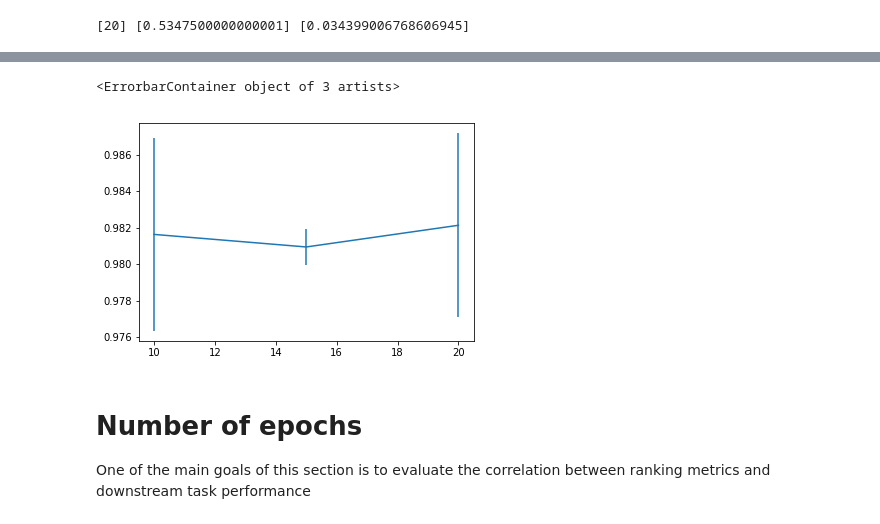
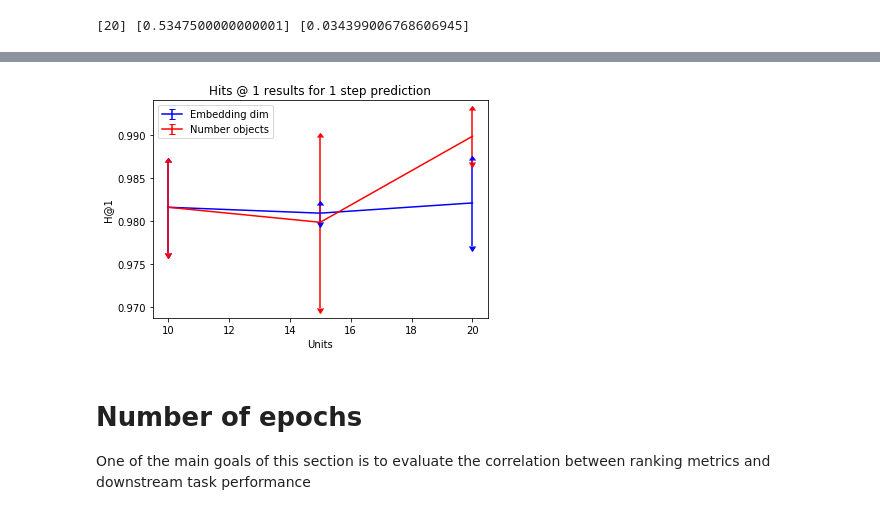
Before and after one commit to gabrielsluz/c-swm, a Jupyter notebook: Experiments.ipynb, the cells around one changed output, grey strips where cells are left out. Cells and saved outputs as stored; diff of their text form; code cells hidden in the pictures.

```diff
--- a/Experiments.ipynb
+++ b/Experiments.ipynb
@@ -404,7 +578,7 @@ params = ['encoder', 'embedding_dim', 'batch_size']
 values = ["large", 10, 1024]
 experiment_key = 'H1_num_steps=1'
 varying_param = 'num_objects'
-x, y_mean, y_std = get_plot_ready_res(results, params, values, experiment_key, varying_param)
+x_objs, y_mean_objs, y_std_objs = get_plot_ready_res(results, params, values, experiment_key, varying_param)
 plt.errorbar(x, y_mean, yerr=y_std)
 # %% [output]
 <ErrorbarContainer object of 3 artists>
@@ -491,12 +670,17 @@ results
 # %%
 found_key = "{'batch_size': 1024, 'epochs': 50, 'learning_rate': 0.0005, 'encoder': 'large', 'sigma': 0.5, 'hinge': 1.0, 'hidden_dim': 512, 'action_dim': 4, 'num_objects': 10, 'ignore_action': True, 'copy_action': False, 'decoder': False, 'no_cuda': False, 'log_interval': 20, 'dataset': '/datasets/c_swm_data/mmnist_train.h5', 'name': 'mmnist', 'save_folder': 'checkpoints', 'dataset_eval': '/datasets/c_swm_data/mmnist_eval.h5', 'num_workers': 4, 'results_file': 'results_c_swm.txt', 'cuda': True}"
 experiment_key = 'H1_num_steps=1'
 varying_param = 'embedding_dim'
 x, y_mean, y_std = get_mean_std_dev(results[found_key][experiment_key][varying_param], results[found_key][experiment_key]['result'])
-plt.errorbar(x, y_mean, yerr=y_std)
+plt.errorbar(x, y_mean, yerr=y_std, color='b', label='Embedding dim', uplims=True, lolims=True)
+plt.errorbar(x_objs[1:], y_mean_objs[1:], yerr=y_std_objs[1:], color='r', label='Number objects', uplims=True, lolims=True)
+plt.xlabel('Units')
+plt.ylabel('H@1')
+plt.title('Hits @ 1 results for 1 step prediction')
+plt.legend()
+plt.show()
 # %% [output]
-<ErrorbarContainer object of 3 artists>
-[figure, old version]
+[figure, new version]
 # %% [markdown]
 # Number of epochs
 
```
Also changed, not shown: parts of 11 cells of this notebook, 2 other files.
